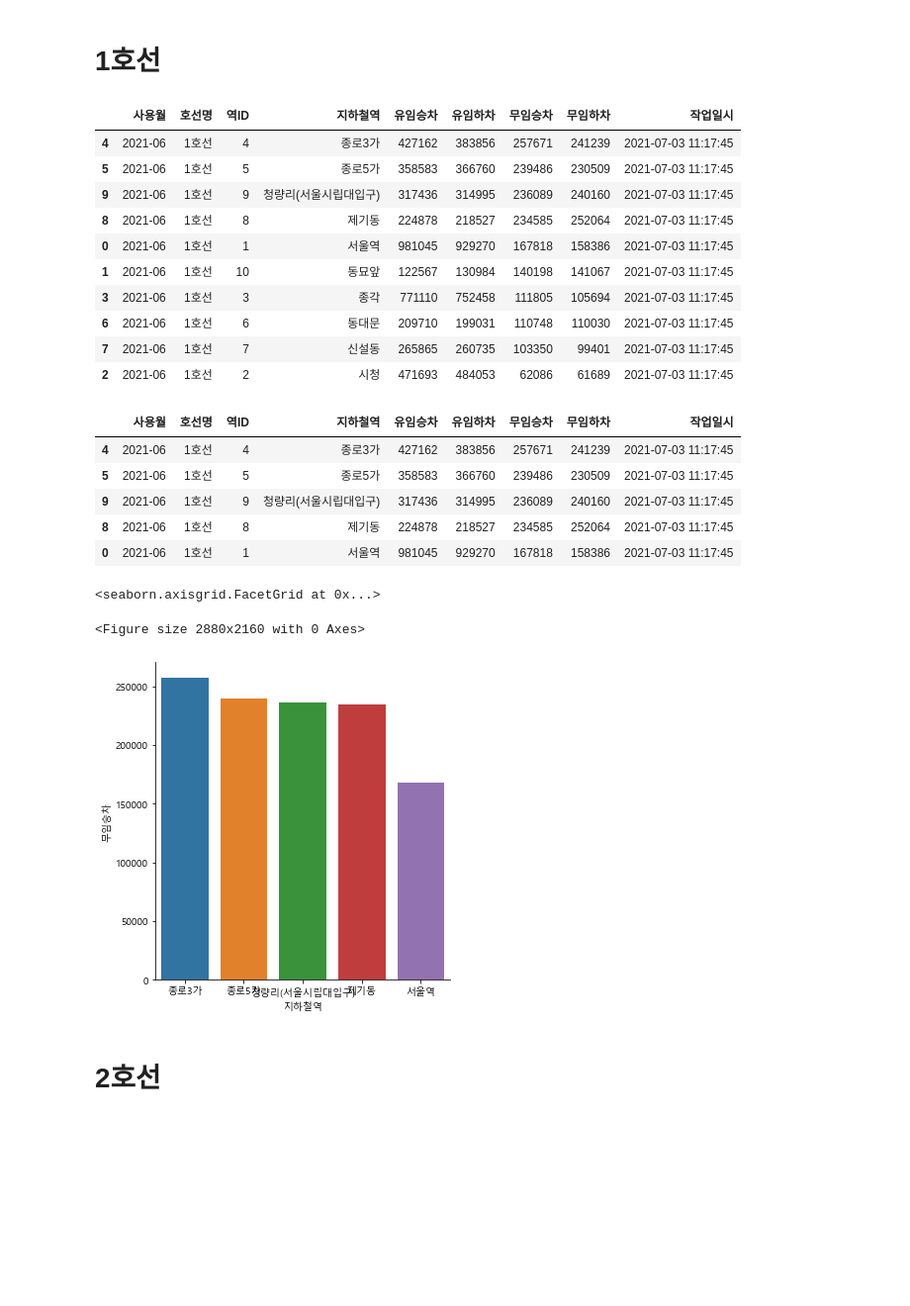
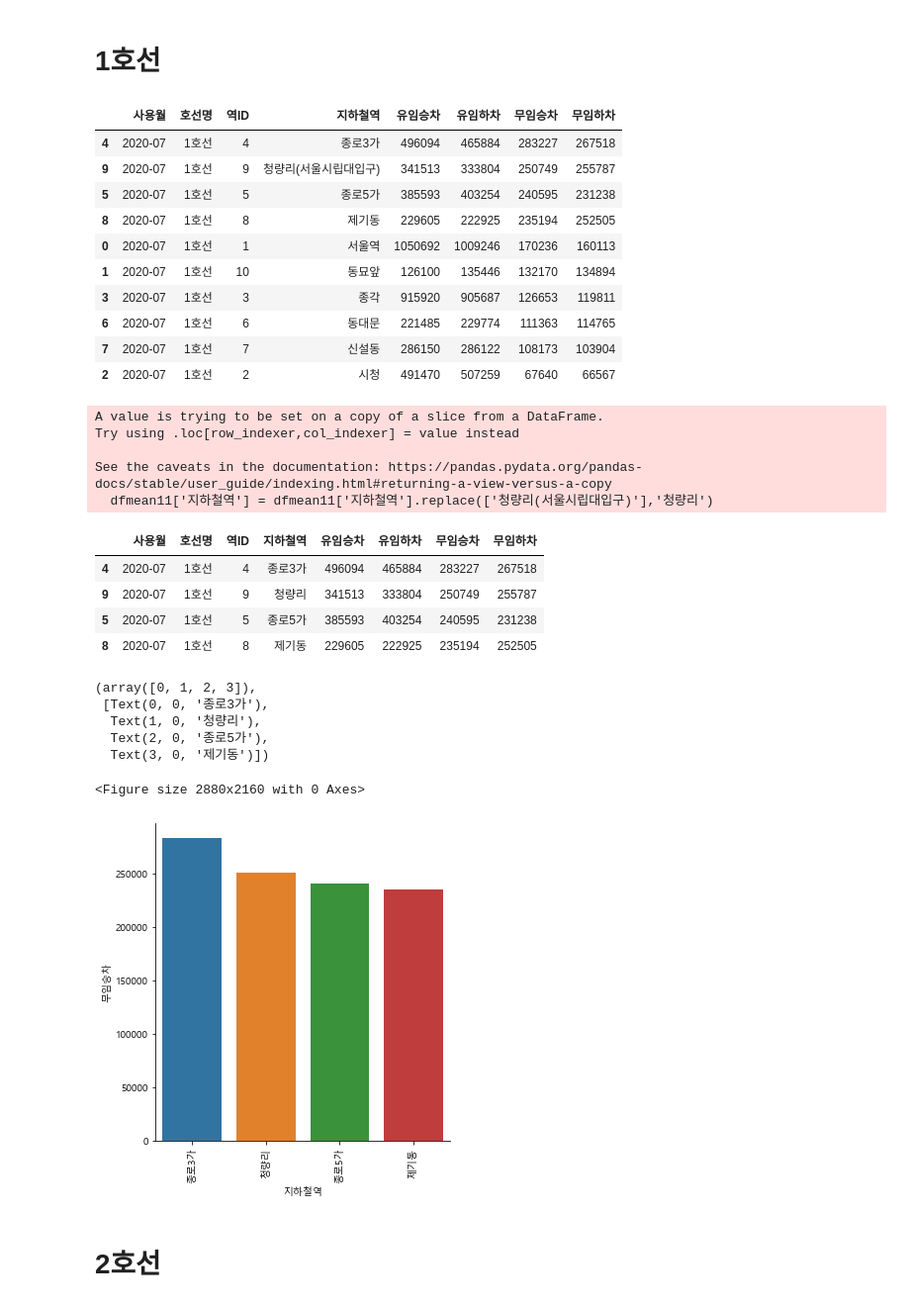
Before and after one commit to Sparkling-data/Subway, a Jupyter notebook: 전처리/공공데이터 지하철 프로젝트.ipynb, the cells around one changed output. Shown at 99% size. Drawn from its saved outputs; the diff is of its cells as text; code cells hidden in the pictures; blank space fills up the shorter version.

```diff
--- a/전처리/공공데이터 지하철 프로젝트.ipynb
+++ b/전처리/공공데이터 지하철 프로젝트.ipynb
@@ -43,6 +31,6 @@ data2
 # %% [markdown]
 유무임 통계자료
 # %%
-data3 = pd.read_excel('dataset/2021년_06월_교통카드_유무임통계자료.xlsx')
+data3 = pd.read_excel('dataset/2020년_07월_교통카드_유무임통계자료.xlsx', thousands = ',')
 data3
 # %% [output]
@@ -107,37 +95,47 @@ dff1 = df3.loc[data3['호선명'] == '1호선']
 dff11 = dff1.sort_values(by='무임승차', ascending=False)
 dff11
 # %% [output]
-|  | 사용월 | 호선명 | 역ID | 지하철역 | 유임승차 | 유임하차 | 무임승차 | 무임하차 | 작업일시 |
-| 4 | 2021-06 | 1호선 | 4 | 종로3가 | 427162 | 383856 | 257671 | 241239 | 2021-07-03 11:17:45 |
-| 5 | 2021-06 | 1호선 | 5 | 종로5가 | 358583 | 366760 | 239486 | 230509 | 2021-07-03 11:17:45 |
-| 9 | 2021-06 | 1호선 | 9 | 청량리(서울시립대입구) | 317436 | 314995 | 236089 | 240160 | 2021-07-03 11:17:45 |
-| 8 | 2021-06 | 1호선 | 8 | 제기동 | 224878 | 218527 | 234585 | 252064 | 2021-07-03 11:17:45 |
-| 0 | 2021-06 | 1호선 | 1 | 서울역 | 981045 | 929270 | 167818 | 158386 | 2021-07-03 11:17:45 |
-| 1 | 2021-06 | 1호선 | 10 | 동묘앞 | 122567 | 130984 | 140198 | 141067 | 2021-07-03 11:17:45 |
-| 3 | 2021-06 | 1호선 | 3 | 종각 | 771110 | 752458 | 111805 | 105694 | 2021-07-03 11:17:45 |
-| 6 | 2021-06 | 1호선 | 6 | 동대문 | 209710 | 199031 | 110748 | 110030 | 2021-07-03 11:17:45 |
-| 7 | 2021-06 | 1호선 | 7 | 신설동 | 265865 | 260735 | 103350 | 99401 | 2021-07-03 11:17:45 |
-| 2 | 2021-06 | 1호선 | 2 | 시청 | 471693 | 484053 | 62086 | 61689 | 2021-07-03 11:17:45 |
+|  | 사용월 | 호선명 | 역ID | 지하철역 | 유임승차 | 유임하차 | 무임승차 | 무임하차 |
+| 4 | 2020-07 | 1호선 | 4 | 종로3가 | 496094 | 465884 | 283227 | 267518 |
+| 9 | 2020-07 | 1호선 | 9 | 청량리(서울시립대입구) | 341513 | 333804 | 250749 | 255787 |
+| 5 | 2020-07 | 1호선 | 5 | 종로5가 | 385593 | 403254 | 240595 | 231238 |
+| 8 | 2020-07 | 1호선 | 8 | 제기동 | 229605 | 222925 | 235194 | 252505 |
+| 0 | 2020-07 | 1호선 | 1 | 서울역 | 1050692 | 1009246 | 170236 | 160113 |
+| 1 | 2020-07 | 1호선 | 10 | 동묘앞 | 126100 | 135446 | 132170 | 134894 |
+| 3 | 2020-07 | 1호선 | 3 | 종각 | 915920 | 905687 | 126653 | 119811 |
+| 6 | 2020-07 | 1호선 | 6 | 동대문 | 221485 | 229774 | 111363 | 114765 |
+| 7 | 2020-07 | 1호선 | 7 | 신설동 | 286150 | 286122 | 108173 | 103904 |
+| 2 | 2020-07 | 1호선 | 2 | 시청 | 491470 | 507259 | 67640 | 66567 |
 # %%
 dfmean1 = dff1['무임승차'].mean()
 dfmean11 = dff11[(dff11['무임승차'] > dfmean1)]
+dfmean11['지하철역'] = dfmean11['지하철역'].replace(['청량리(서울시립대입구)'],'청량리')
 dfmean11
 # %% [output]
+A value is trying to be set on a copy of a slice from a DataFrame.
+Try using .loc[row_indexer,col_indexer] = value instead
+
+See the caveats in the documentation: https://pandas.pydata.org/pandas-docs/stable/user_guide/indexing.html#returning-a-view-versus-a-copy
+  dfmean11['지하철역'] = dfmean11['지하철역'].replace(['청량리(서울시립대입구)'],'청량리')
-|  | 사용월 | 호선명 | 역ID | 지하철역 | 유임승차 | 유임하차 | 무임승차 | 무임하차 | 작업일시 |
-| 4 | 2021-06 | 1호선 | 4 | 종로3가 | 427162 | 383856 | 257671 | 241239 | 2021-07-03 11:17:45 |
-| 5 | 2021-06 | 1호선 | 5 | 종로5가 | 358583 | 366760 | 239486 | 230509 | 2021-07-03 11:17:45 |
-| 9 | 2021-06 | 1호선 | 9 | 청량리(서울시립대입구) | 317436 | 314995 | 236089 | 240160 | 2021-07-03 11:17:45 |
-| 8 | 2021-06 | 1호선 | 8 | 제기동 | 224878 | 218527 | 234585 | 252064 | 2021-07-03 11:17:45 |
-| 0 | 2021-06 | 1호선 | 1 | 서울역 | 981045 | 929270 | 167818 | 158386 | 2021-07-03 11:17:45 |
+|  | 사용월 | 호선명 | 역ID | 지하철역 | 유임승차 | 유임하차 | 무임승차 | 무임하차 |
+| 4 | 2020-07 | 1호선 | 4 | 종로3가 | 496094 | 465884 | 283227 | 267518 |
+| 9 | 2020-07 | 1호선 | 9 | 청량리 | 341513 | 333804 | 250749 | 255787 |
+| 5 | 2020-07 | 1호선 | 5 | 종로5가 | 385593 | 403254 | 240595 | 231238 |
+| 8 | 2020-07 | 1호선 | 8 | 제기동 | 229605 | 222925 | 235194 | 252505 |
 # %%
 plt.figure(figsize=(40,30))
 plt.rcParams['lines.linewidth'] = 4
 pp1 = sns.catplot(x='지하철역', y='무임승차', data=dfmean11, kind='bar');
 pp1
+plt.xticks(rotation=90)
 # %% [output]
-<seaborn.axisgrid.FacetGrid at 0x...>
+(array([0, 1, 2, 3]),
+ [Text(0, 0, '종로3가'),
+  Text(1, 0, '청량리'),
+  Text(2, 0, '종로5가'),
+  Text(3, 0, '제기동')])
 <Figure size 2880x2160 with 0 Axes>
-[figure, old version]
+[figure, new version]
 # %% [markdown]
 # 2호선
 # %%
```
Also changed, not shown: parts of 36 cells of this notebook.
